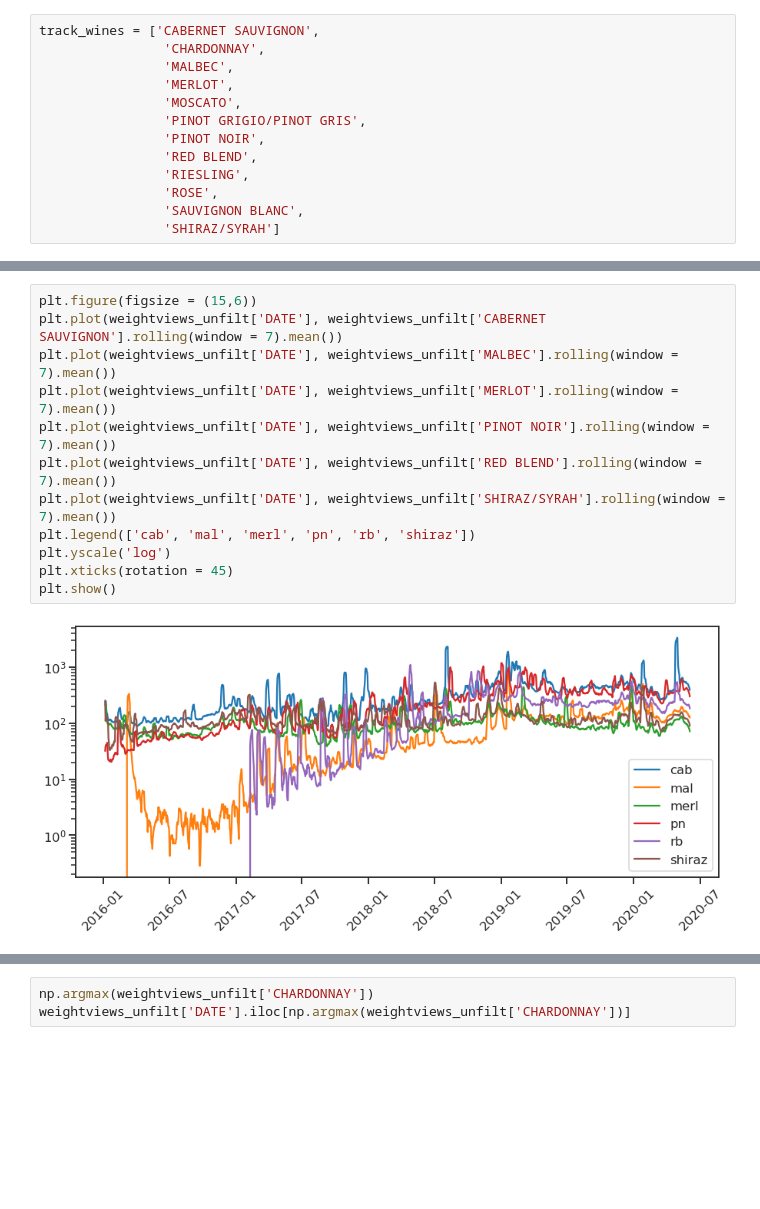
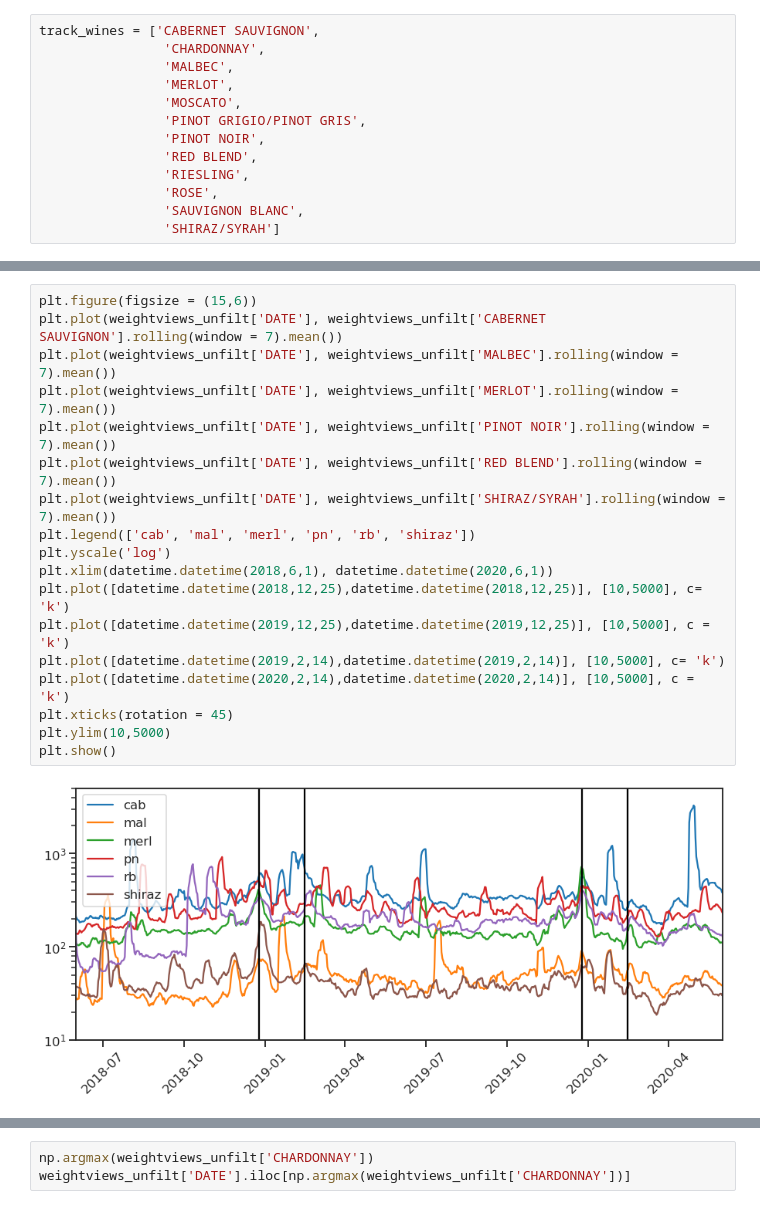
Before and after one commit to JocelynF/WineRegions, a Jupyter notebook: CreatePlots.ipynb, the cells around one changed output, grey strips where cells are left out. Cells and saved outputs as stored; diff of their text form; blank space fills up the shorter version.

```diff
--- a/CreatePlots.ipynb
+++ b/CreatePlots.ipynb
@@ -69,17 +165,23 @@ track_wines = ['CABERNET SAUVIGNON',
 # %%
 plt.figure(figsize = (15,6))
 plt.plot(weightviews_unfilt['DATE'], weightviews_unfilt['CABERNET SAUVIGNON'].rolling(window = 7).mean())
 plt.plot(weightviews_unfilt['DATE'], weightviews_unfilt['MALBEC'].rolling(window = 7).mean())
 plt.plot(weightviews_unfilt['DATE'], weightviews_unfilt['MERLOT'].rolling(window = 7).mean())
 plt.plot(weightviews_unfilt['DATE'], weightviews_unfilt['PINOT NOIR'].rolling(window = 7).mean())
 plt.plot(weightviews_unfilt['DATE'], weightviews_unfilt['RED BLEND'].rolling(window = 7).mean())
 plt.plot(weightviews_unfilt['DATE'], weightviews_unfilt['SHIRAZ/SYRAH'].rolling(window = 7).mean())
 plt.legend(['cab', 'mal', 'merl', 'pn', 'rb', 'shiraz'])
 plt.yscale('log')
+plt.xlim(datetime.datetime(2018,6,1), datetime.datetime(2020,6,1))
+plt.plot([datetime.datetime(2018,12,25),datetime.datetime(2018,12,25)], [10,5000], c= 'k')
+plt.plot([datetime.datetime(2019,12,25),datetime.datetime(2019,12,25)], [10,5000], c = 'k')
+plt.plot([datetime.datetime(2019,2,14),datetime.datetime(2019,2,14)], [10,5000], c= 'k')
+plt.plot([datetime.datetime(2020,2,14),datetime.datetime(2020,2,14)], [10,5000], c = 'k')
 plt.xticks(rotation = 45)
+plt.ylim(10,5000)
 plt.show()
 # %% [output]
-[figure, old version]
+[figure, new version]
 # %%
 plt.figure(figsize = (15,6))
 plt.plot(weightviews_unfilt['DATE'], weightviews_unfilt['CHARDONNAY'].rolling(window = 7).mean())
```
Also changed, not shown: parts of 18 cells of this notebook, 4 other files.
